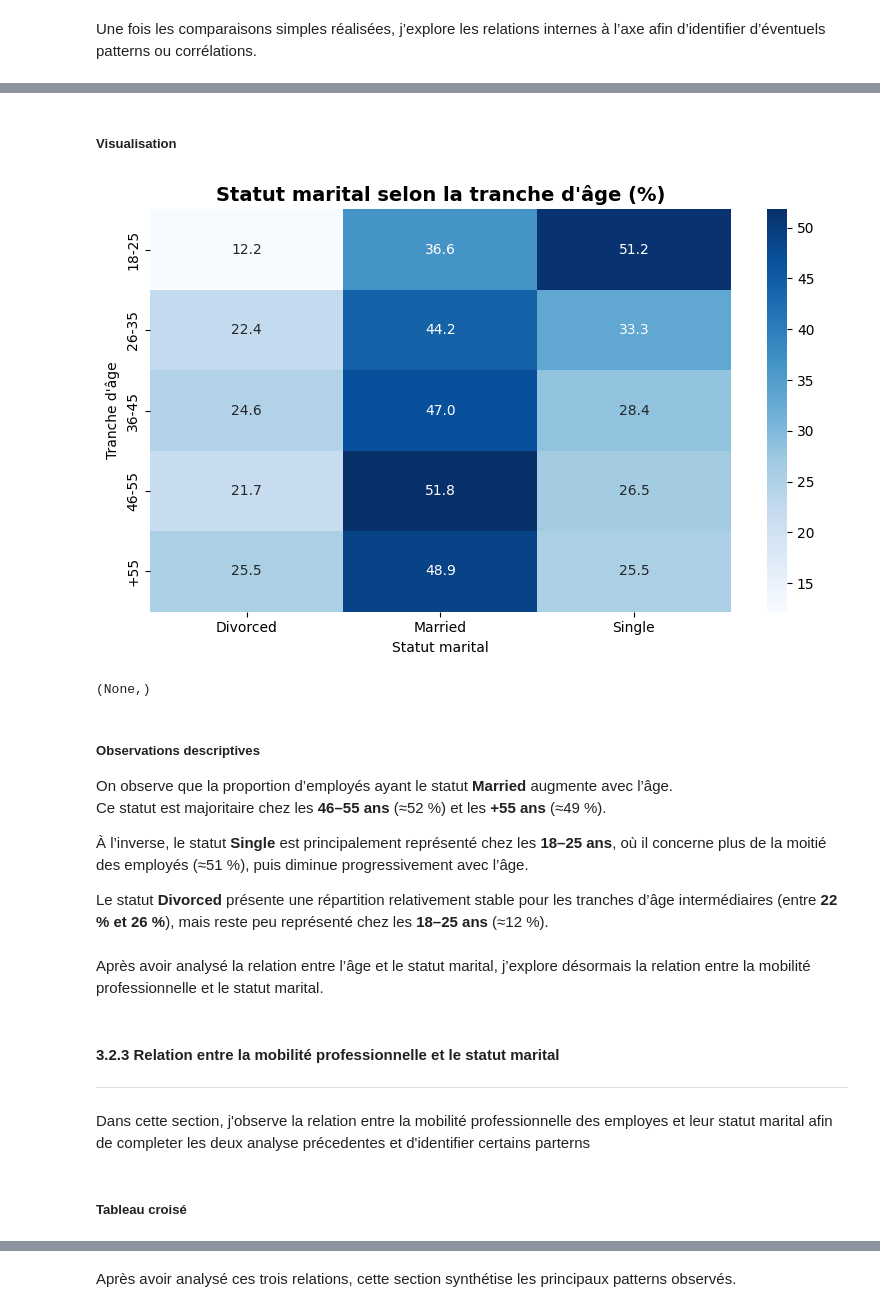
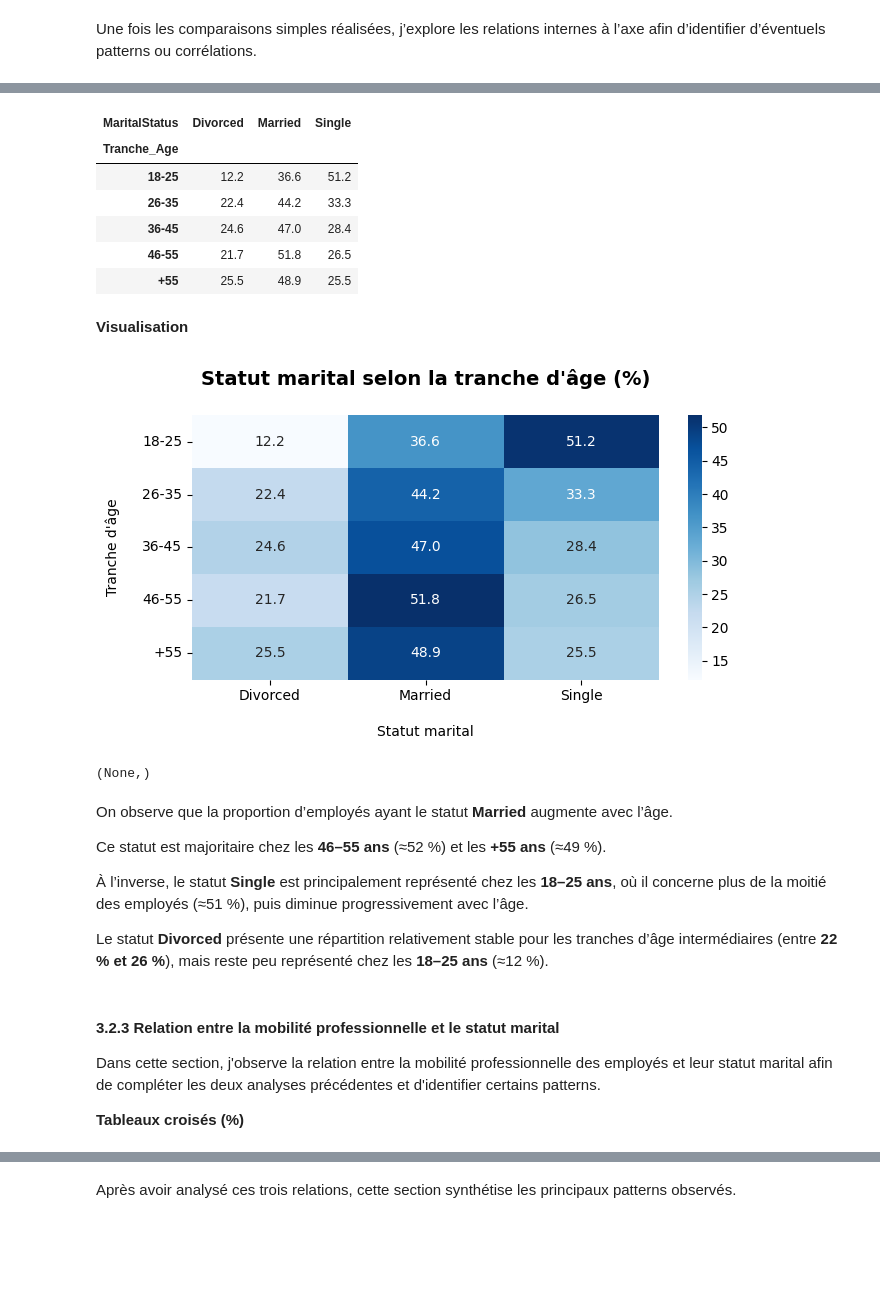
Before and after one commit to Kemuri15/employee-attrition-analysis, a Jupyter notebook: notebooks/03_axe_1_conditions_personnelle.ipynb, the cells around one changed output, grey strips where cells are left out. Saved outputs shown, nothing was run; the diff lists cells and outputs as text; code cells hidden in the pictures; blank space fills up the shorter version.

```diff
--- a/notebooks/03_axe_1_conditions_personnelle.ipynb
+++ b/notebooks/03_axe_1_conditions_personnelle.ipynb
@@ -985,34 +940,50 @@ pivot_age_maritalStatus
+# %%
+age_maritalStatus = df_conditions_personnelles[["Tranche_Age", "MaritalStatus"]]
+age_maritalStatus
+
+# Pivot table : ligne = Age, colonne = statut marital , valeur = pourcentage
+pivot_age_maritalStatus = pivot_percent(age_maritalStatus,"Tranche_Age", "MaritalStatus")
+pivot_age_maritalStatus
+# %% [output]
+| MaritalStatus | Divorced | Married | Single |
+| Tranche_Age |  |  |  |
+| 18-25 | 12.2 | 36.6 | 51.2 |
+| 26-35 | 22.4 | 44.2 | 33.3 |
+| 36-45 | 24.6 | 47.0 | 28.4 |
+| 46-55 | 21.7 | 51.8 | 26.5 |
+| +55 | 25.5 | 48.9 | 25.5 |
 # %% [markdown]
-##### Visualisation
+**Visualisation**
 # %%
 # heatmap
-plt.figure(figsize=(8,5))
+plt.figure(figsize=(7,4))
 
 sns.heatmap(pivot_age_maritalStatus, cmap="Blues", annot=True, fmt=".1F", cbar=True)
 plt.gca().yaxis_inverted()
 
-plt.xlabel("Statut marital")
-plt.ylabel("Tranche d'âge")
-plt.title("Statut marital selon la tranche d'âge (%)", fontsize=14, fontweight="bold")
+plt.xlabel("\nStatut marital")
+plt.ylabel("Tranche d'âge\n")
+plt.title("Statut marital selon la tranche d'âge (%)\n", fontsize=14, fontweight="bold")
 plt.xticks(rotation=0)
+plt.yticks(rotation=0)
+
 plt.tight_layout()
 plt.show(),
 # %% [output]
-[figure, old version]
+[figure, new version]
 (None,)
 # %% [markdown]
-##### Observations descriptives
+
 On observe que la proportion d’employés ayant le statut **Married** augmente avec l’âge.
+
 Ce statut est majoritaire chez les **46–55 ans** (≈52 %) et les **+55 ans** (≈49 %).
 
 À l’inverse, le statut **Single** est principalement représenté chez les **18–25 ans**, où il concerne plus de la moitié des employés (≈51 %), puis diminue progressivement avec l’âge.
 
 Le statut **Divorced** présente une répartition relativement stable pour les tranches d’âge intermédiaires (entre **22 % et 26 %**), mais reste peu représenté chez les **18–25 ans** (≈12 %).
-# %% [markdown]
-Après avoir analysé la relation entre l’âge et le statut marital, j’explore désormais la relation entre la mobilité professionnelle et le statut marital.
 # %% [markdown]
 #### 3.2.3 Relation entre la mobilité professionnelle et le statut marital
----
-Dans cette section, j'observe la relation entre la mobilité professionnelle des employes et leur statut marital afin de completer les deux analyse précedentes et d'identifier certains parterns
+
+Dans cette section, j'observe la relation entre la mobilité professionnelle des employés et leur statut marital afin de compléter les deux analyses précédentes et d'identifier certains patterns.
+
+**Tableaux croisés (%)**
-# %% [markdown]
-##### Tableau croisé
```
Also changed, not shown: parts of 30 cells of this notebook, 2 other files.
